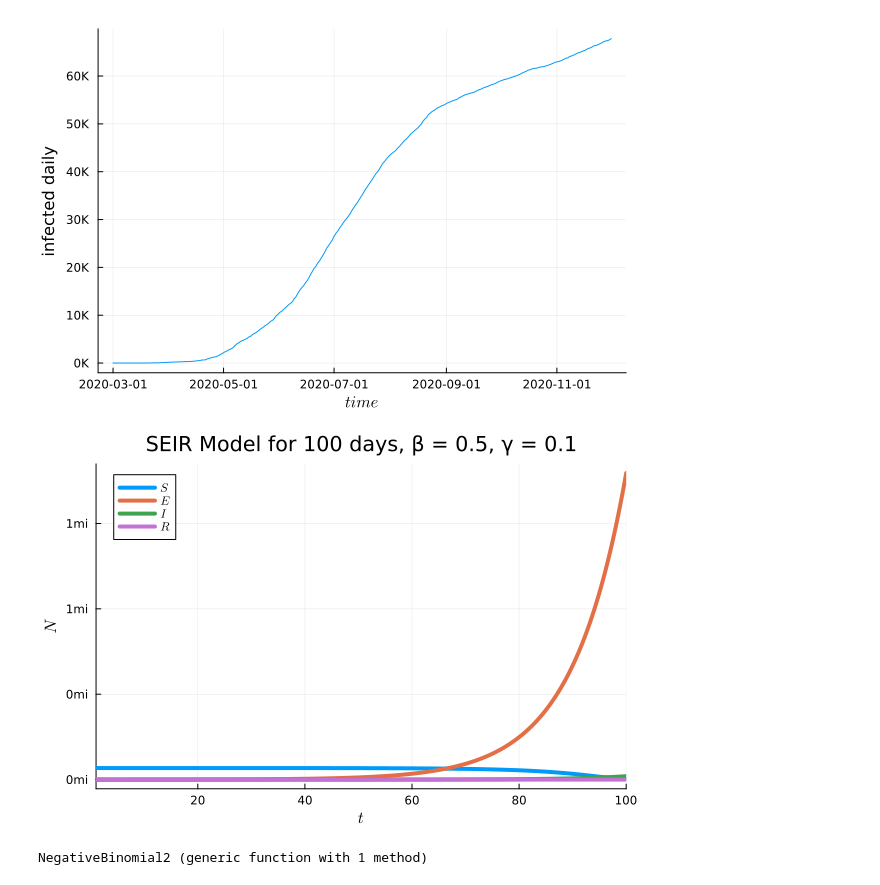
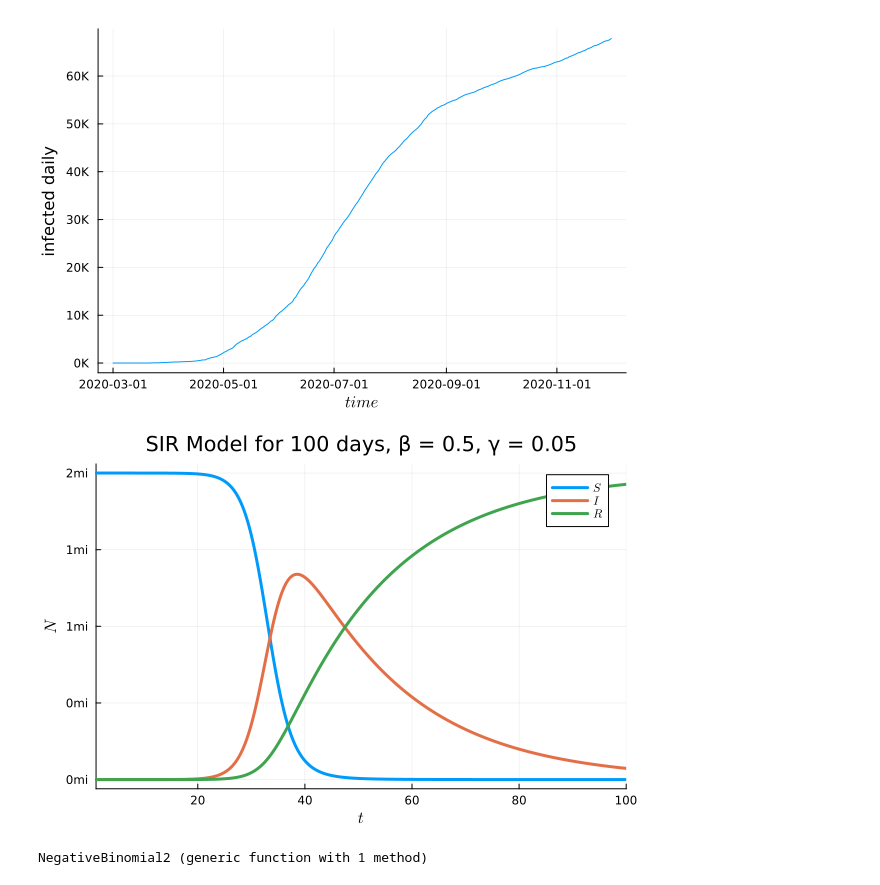
Before and after one commit to michaelajao/notebook, a Jupyter notebook: scripts/experiment2.ipynb, the cells around one changed output. Cells and saved outputs as stored; diff of their text form; code cells hidden in the pictures.

```diff
--- a/scripts/experiment2.ipynb
+++ b/scripts/experiment2.ipynb
@@ -99,22 +115,36 @@ function sir_ode!(du, u, p, t)
     nothing
 end;
 # %%
+# i₀ = first(ng[:, :confirmed])
+# N = last(ng[:, :confirmed])
+# e₀ = 100
+
+# u = [N - e₀ - i₀, e₀, i₀, 0.0]
+# p = [0.5, 0.1]
+# prob = ODEProblem(sir_ode!, u, (1.0, 100.0), p)
+# sol_ode = solve(prob)
+# plot(sol_ode, label=[L"S" L"E" L"I" L"R"],
+#     lw=4,
+#     xlabel=L"t",
+#     ylabel=L"N",
+#     yformatter=y -> string(round(Int64, y ÷ 1_000_000)) * "mi",
+#     title="SEIR Model for 100 days, β = $(p[1]), γ = $(p[2])")
+
 i₀ = first(ng[:, :confirmed])
-N = last(ng[:, :confirmed])
-e₀ = 100
+N = 2000000
 
-u = [N - e₀ - i₀, e₀, i₀, 0.0]
-p = [0.5, 0.1]
+u = [N - i₀, i₀, 0.0]
+p = [0.5, 0.05]
 prob = ODEProblem(sir_ode!, u, (1.0, 100.0), p)
 sol_ode = solve(prob)
-plot(sol_ode, label=[L"S" L"E" L"I" L"R"],
-    lw=4,
+plot(sol_ode, label=[L"S" L"I" L"R"],
+    lw=3,
     xlabel=L"t",
     ylabel=L"N",
     yformatter=y -> string(round(Int64, y ÷ 1_000_000)) * "mi",
-    title="SEIR Model for 100 days, β = $(p[1]), γ = $(p[2])")
+    title="SIR Model for 100 days, β = $(p[1]), γ = $(p[2])")
 # %% [output]
-[figure, old version]
+[figure, new version]
 # %%
 function NegativeBinomial2(μ, ϕ)
     p = 1 / (1 + μ / ϕ)
```
Also changed, not shown: parts of 6 cells of this notebook, 3 other files.
